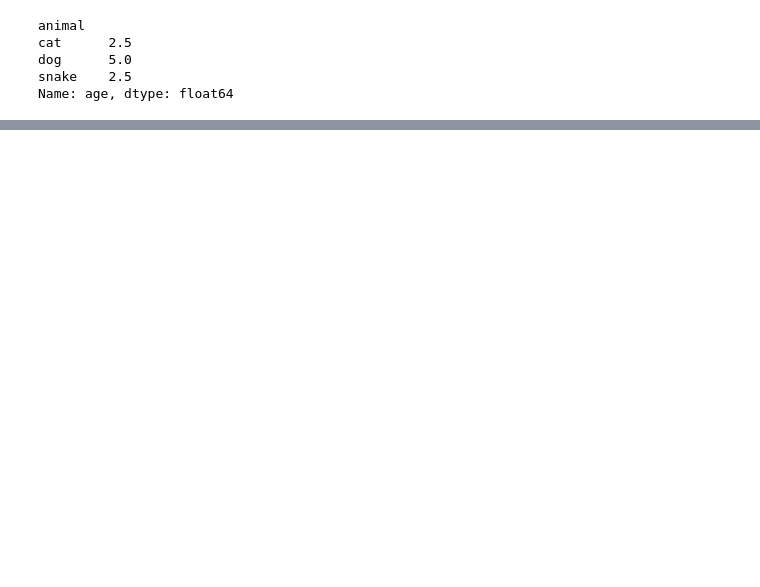
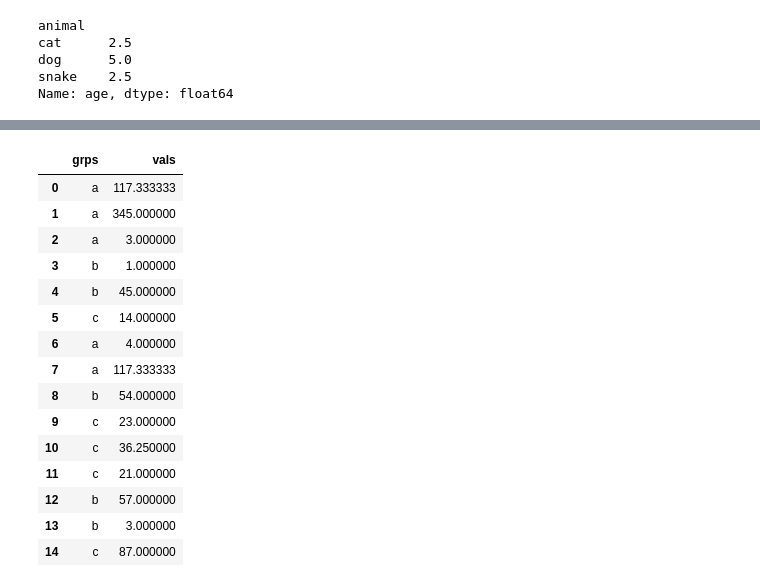
Before and after one commit to Gipbear/data-analysis, a Jupyter notebook: ch01_pandas.ipynb, the cells around one changed output, grey strips where cells are left out. Saved outputs shown, nothing was run; the diff lists cells and outputs as text; code cells hidden in the pictures; blank space fills up the shorter version.

```diff
--- a/ch01_pandas.ipynb
+++ b/ch01_pandas.ipynb
@@ -118,0 +265,28 @@ df.sort_values(by=['visits', 'age'], ascending=[True, False])
+# %%
+# 将其中的负数替换为该组均值
+df = pd.DataFrame({'grps': list('aaabbcaabcccbbc'),
+                   'vals': [-12,345,3,1,45,14,4,-52,54,23,-235,21,57,3,87]})
+def replace(group):
+    mask = group < 0
+    group[mask]= group[~mask].mean()
+    return group
+
+df['vals'] = df.groupby('grps')['vals'].transform(replace)
+df
+# %% [output]
+|  | grps | vals |
+| 0 | a | 117.333333 |
+| 1 | a | 345.000000 |
+| 2 | a | 3.000000 |
+| 3 | b | 1.000000 |
+| 4 | b | 45.000000 |
+| 5 | c | 14.000000 |
+| 6 | a | 4.000000 |
+| 7 | a | 117.333333 |
+| 8 | b | 54.000000 |
+| 9 | c | 23.000000 |
+| 10 | c | 36.250000 |
+| 11 | c | 21.000000 |
+| 12 | b | 57.000000 |
+| 13 | b | 3.000000 |
+| 14 | c | 87.000000 |
```
Also changed, not shown: parts of 19 cells of this notebook.
